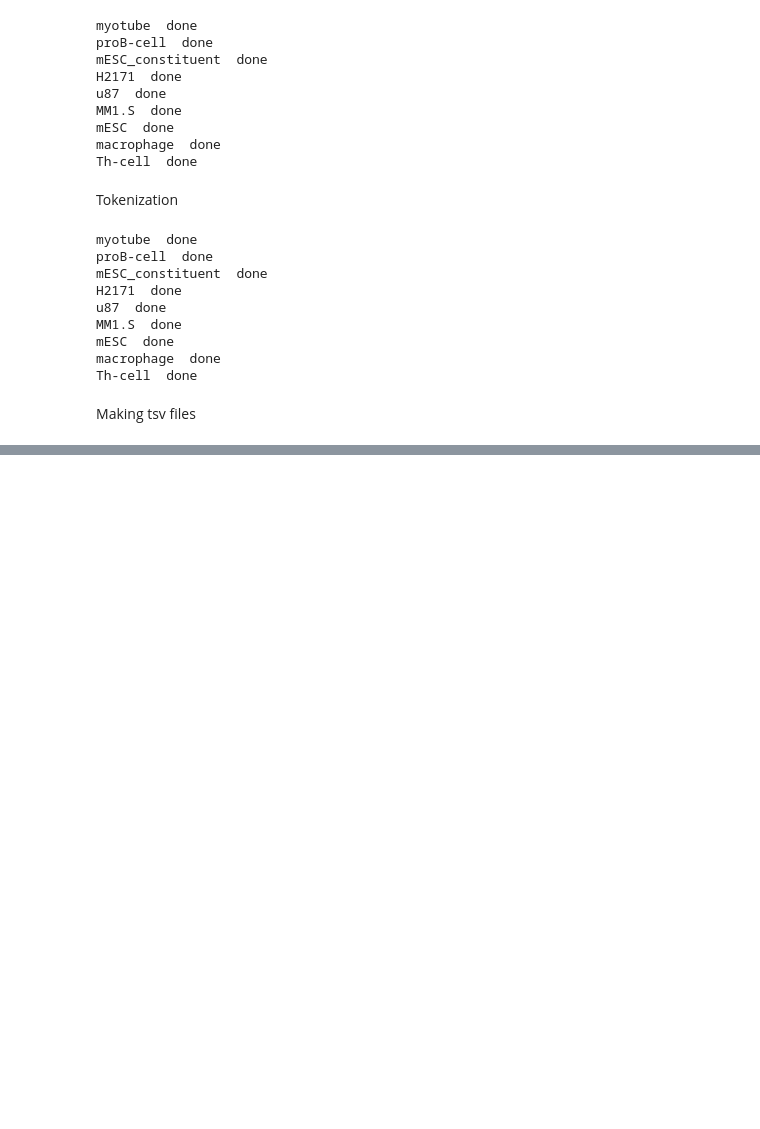
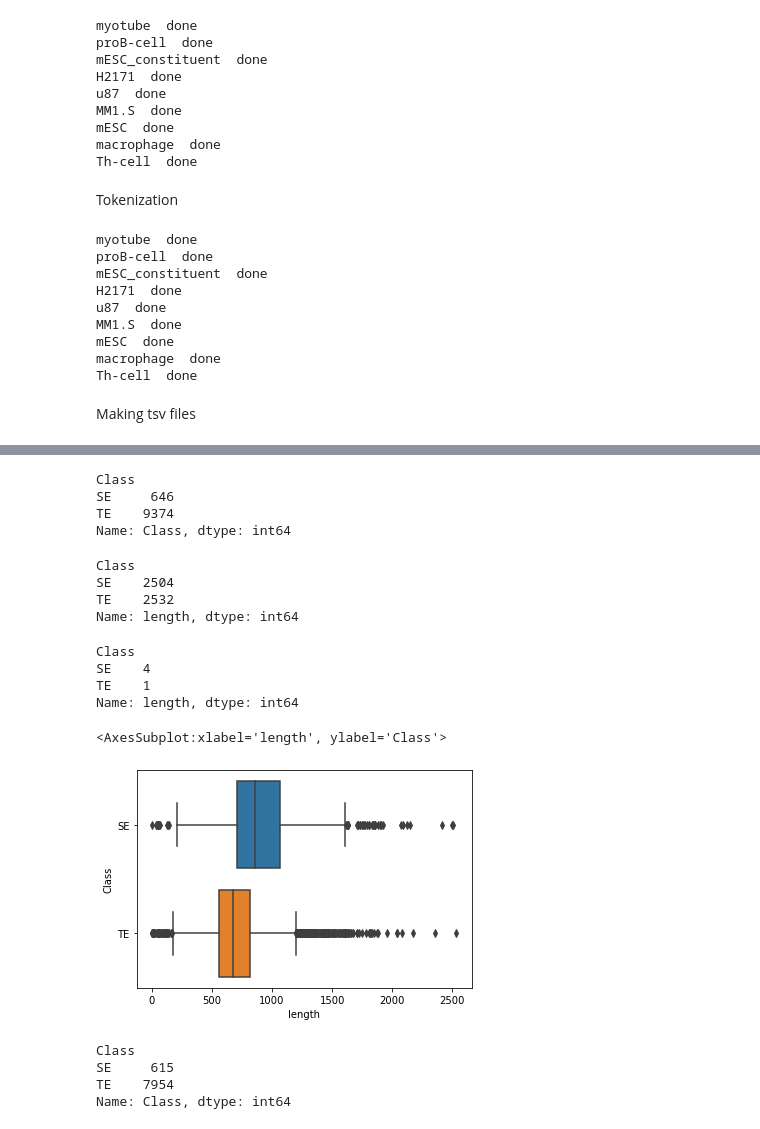
Before and after one commit to Kravchuk-Ekaterina/SE_annotation, a Jupyter notebook: data/data_convertation.ipynb, the cells around one changed output, grey strips where cells are left out. Saved outputs shown, nothing was run; the diff lists cells and outputs as text; code cells hidden in the pictures; blank space fills up the shorter version.

Commit message:
imPROSE data convertation

```diff
--- a/data/data_convertation.ipynb
+++ b/data/data_convertation.ipynb
@@ -297,0 +300,2 @@ for name in table_names:
+# %%
+improse_data = pd.read_csv('improse_data/improse_data.csv')
@@ -297,0 +318,3 @@ for name in table_names:
+# %%
+improse_data = improse_data[['chrom', 'start', 'end', 'Class']]
+improse_data['length'] = improse_data['end'] - improse_data['start']
@@ -297,0 +343,26 @@ for name in table_names:
+# %%
+improse_data.groupby(['Class'])['Class'].count()
+# %% [output]
+Class
+SE     646
+TE    9374
+Name: Class, dtype: int64
+# %%
+improse_data.groupby(['Class'])['length'].max()
+# %% [output]
+Class
+SE    2504
+TE    2532
+Name: length, dtype: int64
+# %%
+improse_data.groupby(['Class'])['length'].min()
+# %% [output]
+Class
+SE    4
+TE    1
+Name: length, dtype: int64
+# %%
+sns.boxplot(data=improse_data, x="length", y="Class")
+# %% [output]
+<AxesSubplot:xlabel='length', ylabel='Class'>
+[figure, added]
@@ -297,0 +371,7 @@ for name in table_names:
+# %%
+improse_data.groupby(['Class'])['Class'].count()
+# %% [output]
+Class
+SE     615
+TE    7954
+Name: Class, dtype: int64
```
Also changed, not shown: parts of 12 cells of this notebook, 4 other files.
